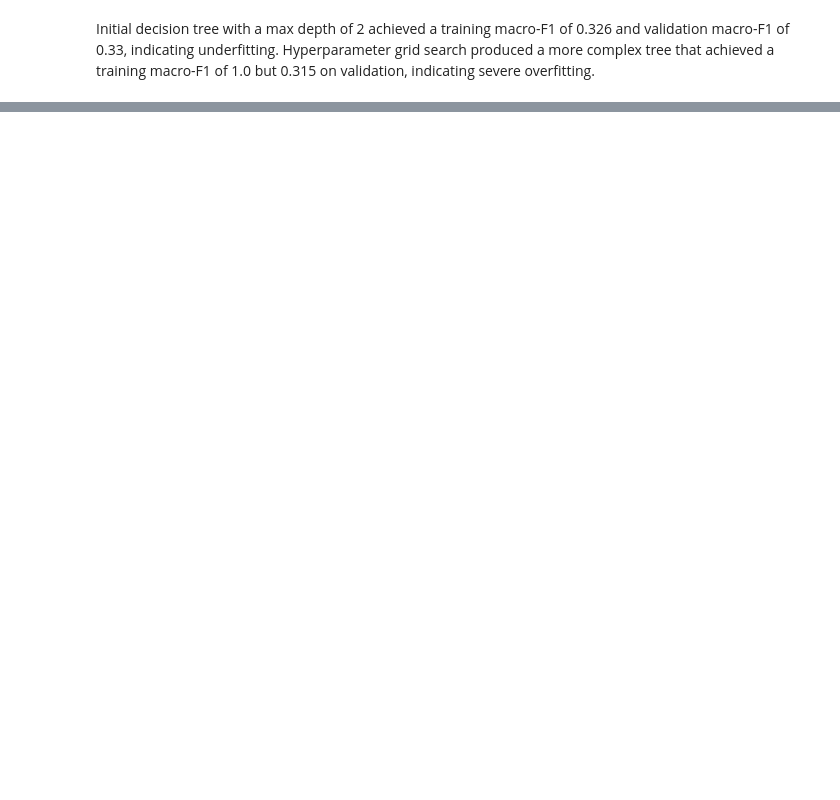
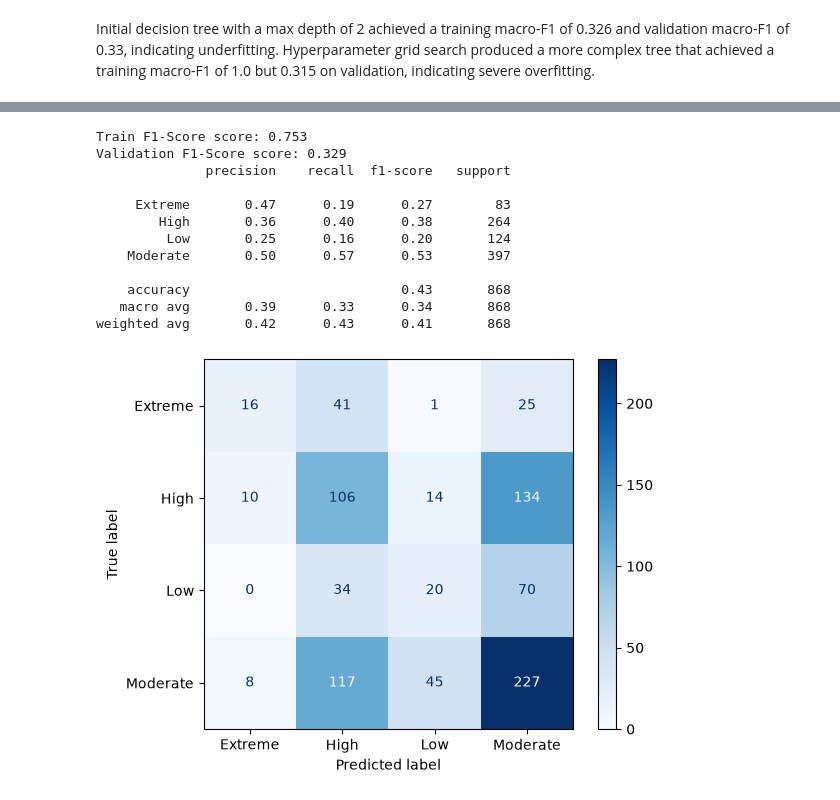
Before and after one commit to squeeble1471/ML02, a Jupyter notebook: ass02.ipynb, the cells around one changed output, grey strips where cells are left out. Saved outputs shown, nothing was run; the diff lists cells and outputs as text; code cells hidden in the pictures; blank space fills up the shorter version.

```diff
--- a/ass02.ipynb
+++ b/ass02.ipynb
@@ -471,0 +558,42 @@ Initial decision tree with a max depth of 2 achieved a training macro-F1 of 0.32
+# %%
+clf = SVC(
+    kernel='rbf',
+    C=5.62341325190349,
+    random_state=0
+).fit(train_X, train_y)
+
+train_f1, val_f1 = get_f1_scores(
+    clf, train_X, train_y, val_X, val_y
+)
+
+print("Train F1-Score score: {:.3f}".format(train_f1))
+print("Validation F1-Score score: {:.3f}".format(val_f1))
+
+from sklearn.metrics import classification_report
+
+test_pred = clf.predict(test_X)
+
+print(classification_report(test_y, test_pred))
+
+from sklearn.metrics import ConfusionMatrixDisplay
+
+disp = ConfusionMatrixDisplay.from_estimator(
+    clf, test_X, test_y,
+    cmap=plt.cm.Blues
+)
+
+plt.show()
+# %% [output]
+Train F1-Score score: 0.753
+Validation F1-Score score: 0.329
+              precision    recall  f1-score   support
+
+     Extreme       0.47      0.19      0.27        83
+        High       0.36      0.40      0.38       264
+         Low       0.25      0.16      0.20       124
+    Moderate       0.50      0.57      0.53       397
+
+    accuracy                           0.43       868
+   macro avg       0.39      0.33      0.34       868
+weighted avg       0.42      0.43      0.41       868
+[figure, added]
```
Also changed, not shown: parts of 10 cells of this notebook.
